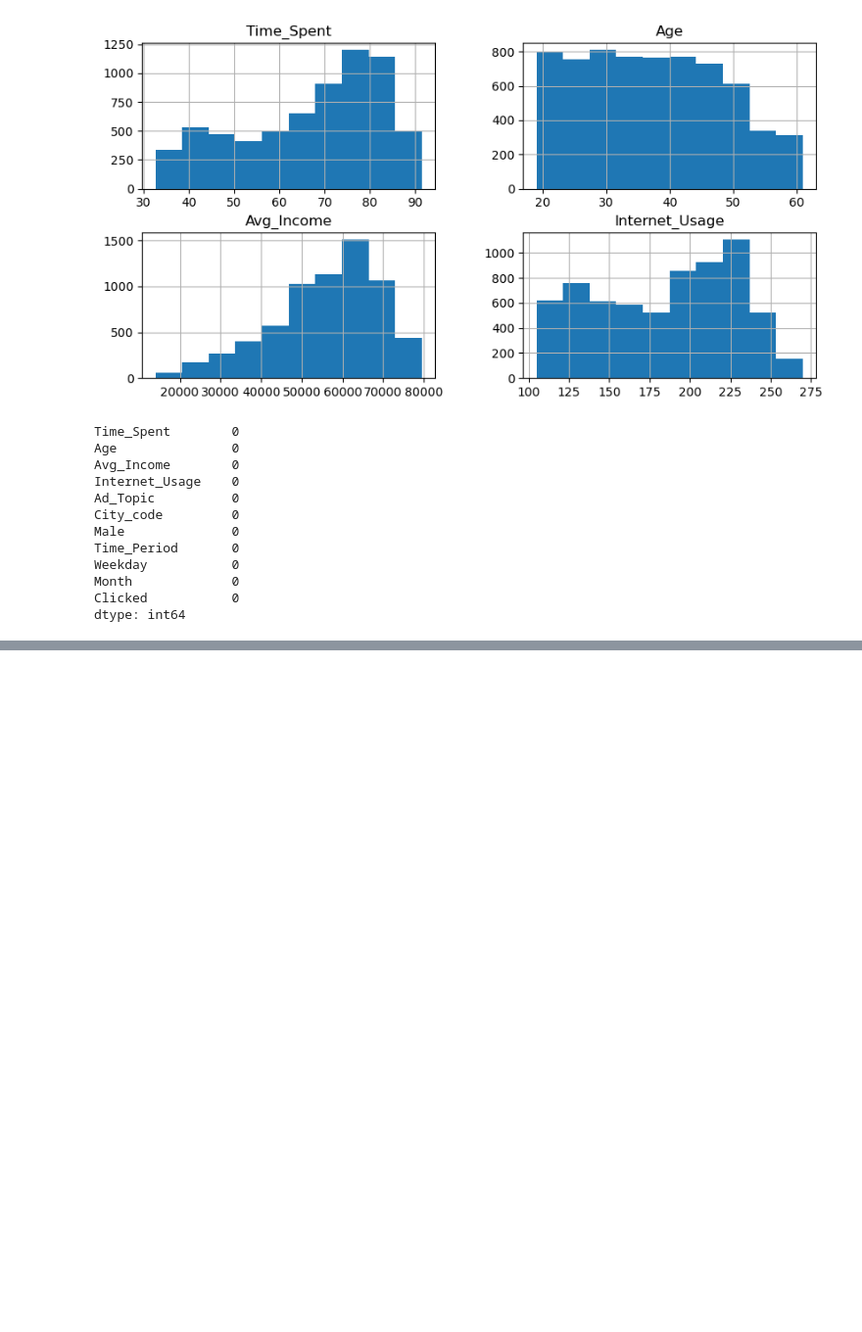
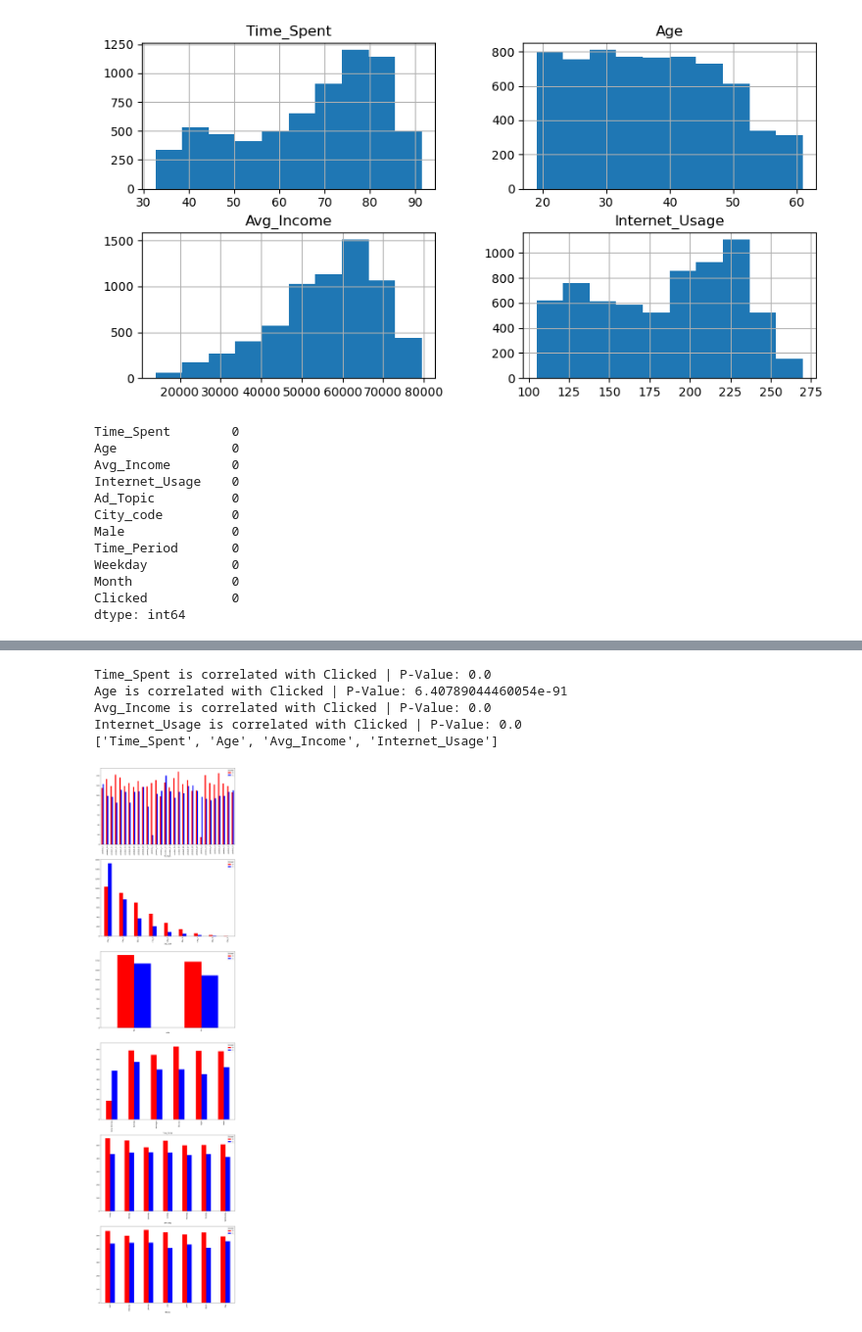
Before and after one commit to ramakrishnaelidandi/Advertisement-click-prediction, a Jupyter notebook: data_set.ipynb, the cells around one changed output, grey strips where cells are left out. Shown at 98% size. Cells and saved outputs as stored; diff of their text form; code cells hidden in the pictures; blank space fills up the shorter version.

```diff
--- a/data_set.ipynb
+++ b/data_set.ipynb
@@ -206,0 +248,22 @@ Feature selection
+# %%
+print(Function_Anova(df, ["Time_Spent", "Age", "Avg_Income", "Internet_Usage"], 'Clicked'))
+# %% [output]
+Time_Spent is correlated with Clicked | P-Value: 0.0
+Age is correlated with Clicked | P-Value: 6.40789044460054e-91
+Avg_Income is correlated with Clicked | P-Value: 0.0
+Internet_Usage is correlated with Clicked | P-Value: 0.0
+['Time_Spent', 'Age', 'Avg_Income', 'Internet_Usage']
+# %%
+#Visual Inference using Grouped Bar charts
+CategoricalColsList=["Ad_Topic","City_code", "Male",
+                     "Time_Period", "Weekday","Month"]
+
+import matplotlib.pyplot as plt
+fig, PlotCanvas=plt.subplots(nrows=len(CategoricalColsList), ncols=1, figsize=(15,60))
+
+# Creating Grouped bar plots for each categorical predictor against the Target Variable "Clicked"
+for CategoricalCol , i in zip(CategoricalColsList, range(len(CategoricalColsList))):
+    CrossTabResult=pd.crosstab(index=df[CategoricalCol], columns=df['Clicked'])
+    CrossTabResult.plot.bar(color=['red','blue'], ax=PlotCanvas[i])
+# %% [output]
+[figure, added]
```
Also changed, not shown: parts of 10 cells of this notebook.
